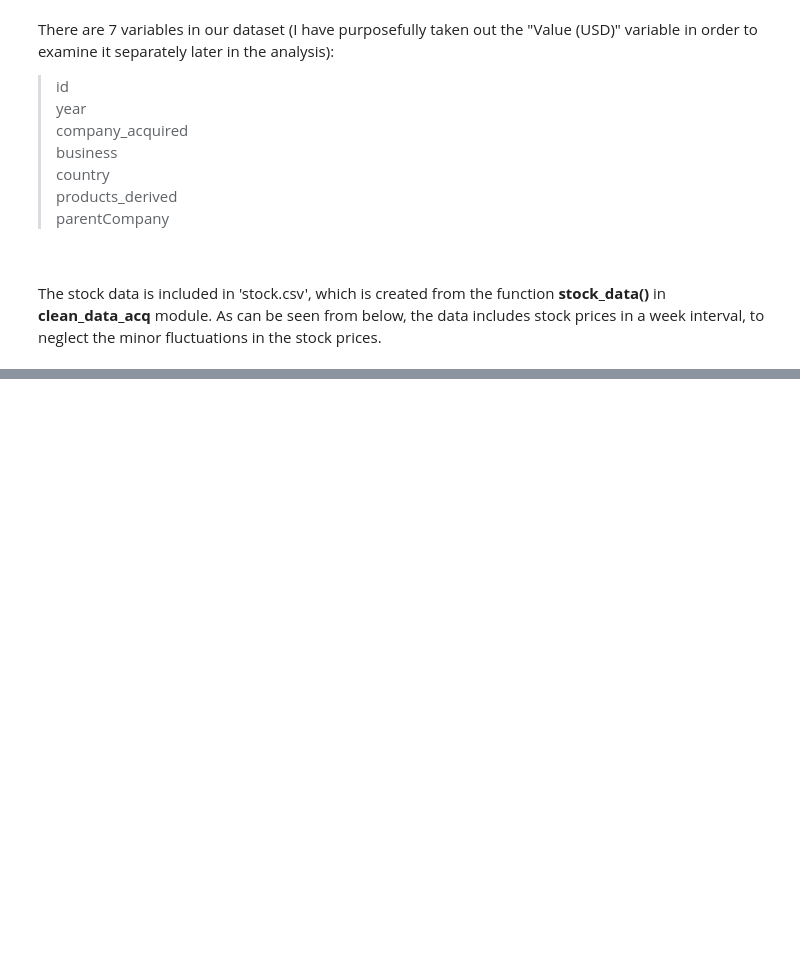
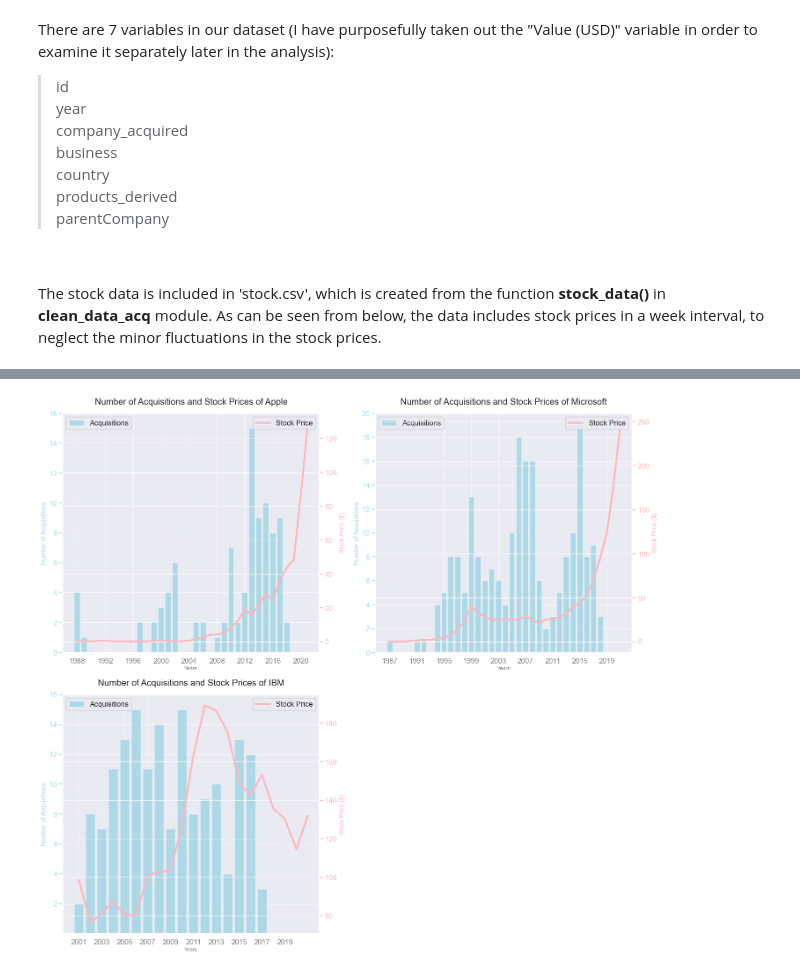
Before and after one commit to hyunjun0228/D.S.-Project-2-Company-Acquisitions, a Jupyter notebook: acquisition.ipynb, the cells around one changed output, grey strips where cells are left out. Cells and saved outputs as stored; diff of their text form; code cells hidden in the pictures; blank space fills up the shorter version.

Commit message:
Finished part 1 on Jupyter Notebook: graphs,corr
Added some necessary functions and classes on stock_acquisition.py.

```diff
--- a/acquisition.ipynb
+++ b/acquisition.ipynb
@@ -62,0 +77,24 @@ print(stock_data.head())
+# %%
+import stock_acquisition as stock_acq
+
+# Creating objects that contain the acquisition and stock data for each company
+apple_acq = stock_acq.Company_acq('Apple')
+apple_stock = stock_acq.make_stock_object(apple_acq)
+
+microsoft_acq = stock_acq.Company_acq('Microsoft')
+microsoft_stock = stock_acq.make_stock_object(microsoft_acq)
+
+ibm_acq = stock_acq.Company_acq('IBM')
+ibm_stock = stock_acq.make_stock_object(ibm_acq)
+
+google_acq = stock_acq.Company_acq('Google')
+google_stock = stock_acq.make_stock_object(google_acq)
+
+yahoo_acq = stock_acq.Company_acq('Yahoo')
+yahoo_stock = stock_acq.make_stock_object(yahoo_acq)
+
+facebook_acq = stock_acq.Company_acq('Facebook')
+facebook_stock = stock_acq.make_stock_object(facebook_acq)
+
+twitter_acq = stock_acq.Company_acq('Twitter')
+twitter_stock = stock_acq.make_stock_object(twitter_acq)
@@ -62,0 +141,18 @@ print(stock_data.head())
+# %%
+plt.figure(figsize=(20,18))
+
+axis1= plt.subplot(2,2,1)
+plot_stock_acq(axis1,apple_acq, apple_stock,4, 2)
+
+axis2 = plt.subplot(2,2,2)
+plot_stock_acq(axis2,microsoft_acq, microsoft_stock, 4, 2)
+plt.tight_layout()
+
+axis3 = plt.subplot(2,2,3)
+plot_stock_acq(axis3, ibm_acq, ibm_stock, 2, 2)
+plt.subplots_adjust(top=5.0, wspace=0.6)
+plt.tight_layout()
+plt.show()
+plt.close()
+# %% [output]
+[figure, added]
```
Also changed, not shown: parts of 14 cells of this notebook, 2 other files.
